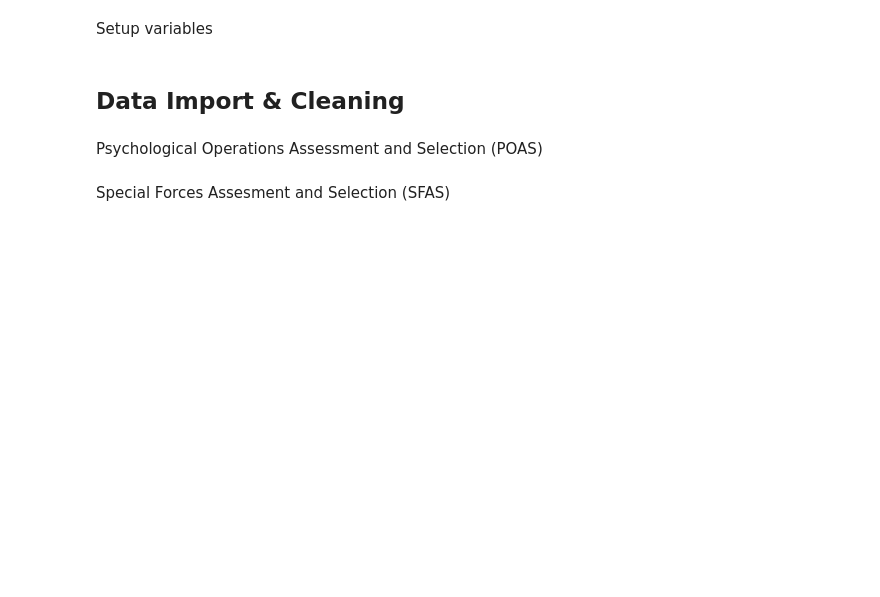
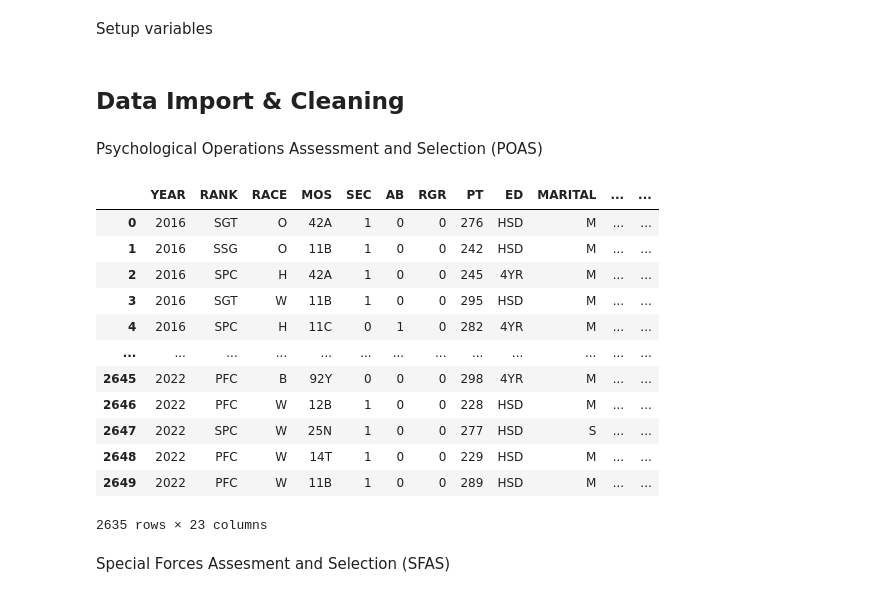
Before and after one commit to JaimeVRodriguez/psyop_selection_analysis, a Jupyter notebook: notebooks/eda.ipynb, the cells around one changed output. Saved outputs shown, nothing was run; the diff lists cells and outputs as text; code cells hidden in the pictures; blank space fills up the shorter version.

```diff
--- a/notebooks/eda.ipynb
+++ b/notebooks/eda.ipynb
@@ -50,6 +47,21 @@ Psychological Operations Assessment and Selection (POAS)
 # %%
 poas = clean.clean_data(poas_filepath, poas_filenames, columns, 'POAS')
 poas.to_excel('../data/poas/poas.xlsx', index=False)
+poas
+# %% [output]
+|  | YEAR | RANK | RACE | MOS | SEC | AB | RGR | PT | ED | MARITAL | ... | ... |
+| 0 | 2016 | SGT | O | 42A | 1 | 0 | 0 | 276 | HSD | M | ... | ... |
+| 1 | 2016 | SSG | O | 11B | 1 | 0 | 0 | 242 | HSD | M | ... | ... |
+| 2 | 2016 | SPC | H | 42A | 1 | 0 | 0 | 245 | 4YR | M | ... | ... |
+| 3 | 2016 | SGT | W | 11B | 1 | 0 | 0 | 295 | HSD | M | ... | ... |
+| 4 | 2016 | SPC | H | 11C | 0 | 1 | 0 | 282 | 4YR | M | ... | ... |
+| ... | ... | ... | ... | ... | ... | ... | ... | ... | ... | ... | ... | ... |
+| 2645 | 2022 | PFC | B | 92Y | 0 | 0 | 0 | 298 | 4YR | M | ... | ... |
+| 2646 | 2022 | PFC | W | 12B | 1 | 0 | 0 | 228 | HSD | M | ... | ... |
+| 2647 | 2022 | SPC | W | 25N | 1 | 0 | 0 | 277 | HSD | S | ... | ... |
+| 2648 | 2022 | PFC | W | 14T | 1 | 0 | 0 | 229 | HSD | M | ... | ... |
+| 2649 | 2022 | PFC | W | 11B | 1 | 0 | 0 | 289 | HSD | M | ... | ... |
+2635 rows × 23 columns
 # %% [markdown]
 Special Forces Assesment and Selection (SFAS)
 # %%
```
Also changed, not shown: parts of 2 cells of this notebook, 4 other files.
